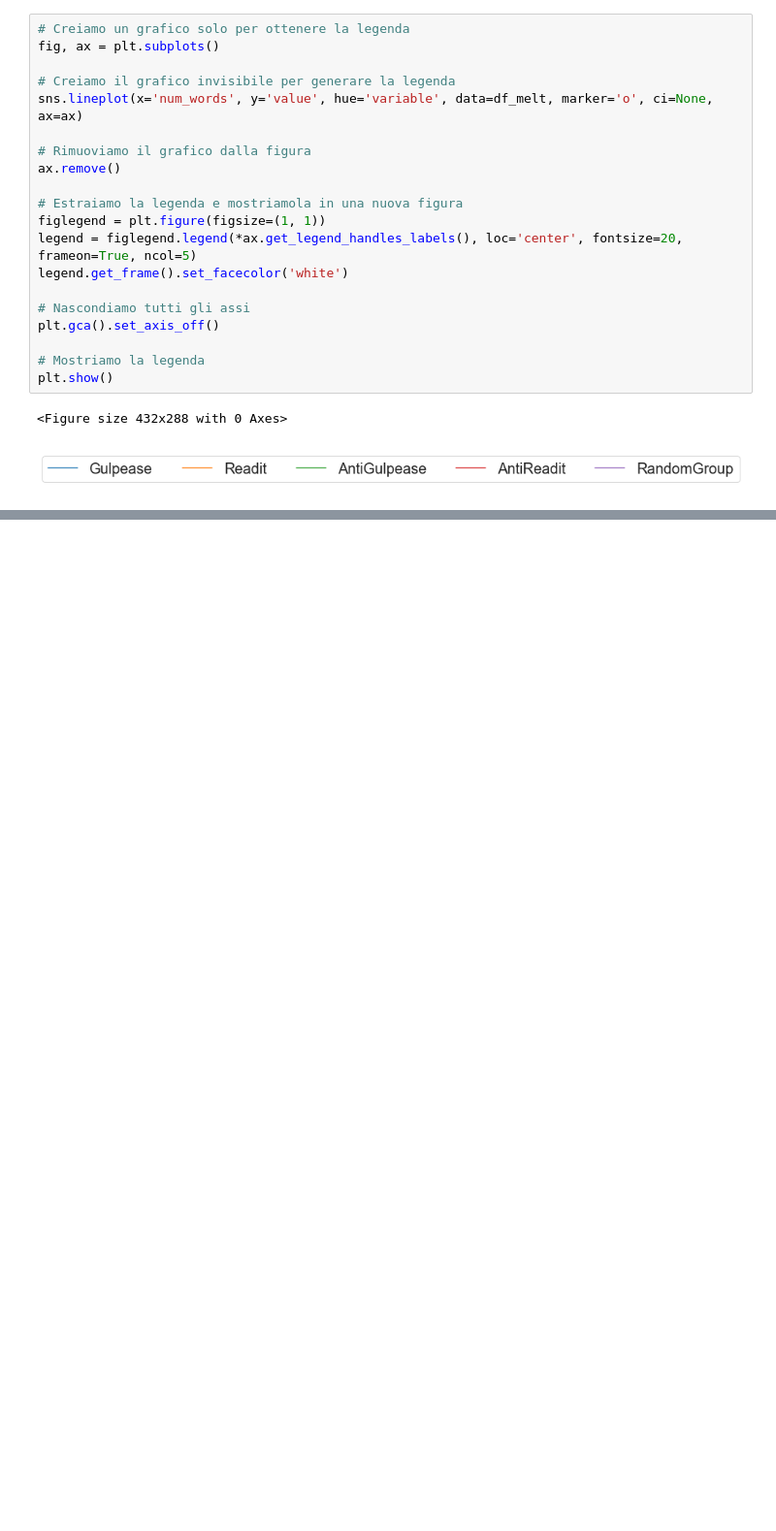
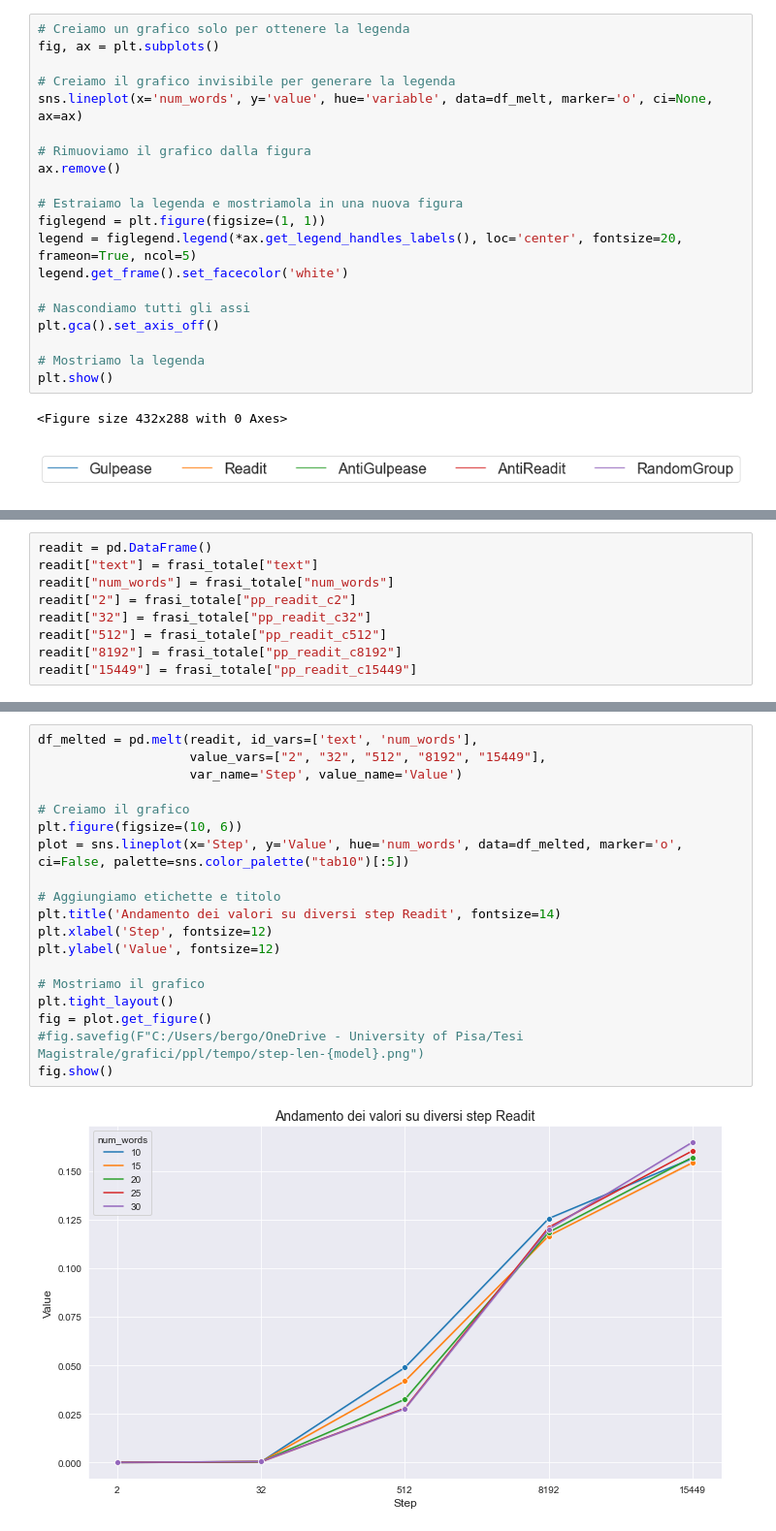
Before and after one commit to alicebergonzini/LM_pretraining, a Jupyter notebook: data_analysis.ipynb, the cells around one changed output, grey strips where cells are left out. Shown at 97% size. Drawn from its saved outputs; the diff is of its cells as text; blank space fills up the shorter version.

```diff
--- a/data_analysis.ipynb
+++ b/data_analysis.ipynb
@@ -1151,0 +1178,9 @@ wiki     10             0.171499    0.208014  0.167383     0.179840  0.196196
+# %%
+readit = pd.DataFrame()
+readit["text"] = frasi_totale["text"]
+readit["num_words"] = frasi_totale["num_words"]
+readit["2"] = frasi_totale["pp_readit_c2"]
+readit["32"] = frasi_totale["pp_readit_c32"]
+readit["512"] = frasi_totale["pp_readit_c512"]
+readit["8192"] = frasi_totale["pp_readit_c8192"]
+readit["15449"] = frasi_totale["pp_readit_c15449"]
@@ -1151,0 +1196,21 @@ wiki     10             0.171499    0.208014  0.167383     0.179840  0.196196
+# %%
+df_melted = pd.melt(readit, id_vars=['text', 'num_words'],
+                    value_vars=["2", "32", "512", "8192", "15449"],
+                    var_name='Step', value_name='Value')
+
+# Creiamo il grafico
+plt.figure(figsize=(10, 6))
+plot = sns.lineplot(x='Step', y='Value', hue='num_words', data=df_melted, marker='o', ci=False, palette=sns.color_palette("tab10")[:5])
+
+# Aggiungiamo etichette e titolo
+plt.title('Andamento dei valori su diversi step Readit', fontsize=14)
+plt.xlabel('Step', fontsize=12)
+plt.ylabel('Value', fontsize=12)
+
+# Mostriamo il grafico
+plt.tight_layout()
+fig = plot.get_figure()
+#fig.savefig(F"C:/Users/bergo/OneDrive - University of Pisa/Tesi Magistrale/grafici/ppl/tempo/step-len-{model}.png")
+fig.show()
+# %% [output]
+[figure, added]
```
Also changed, not shown: parts of 14 cells of this notebook.
